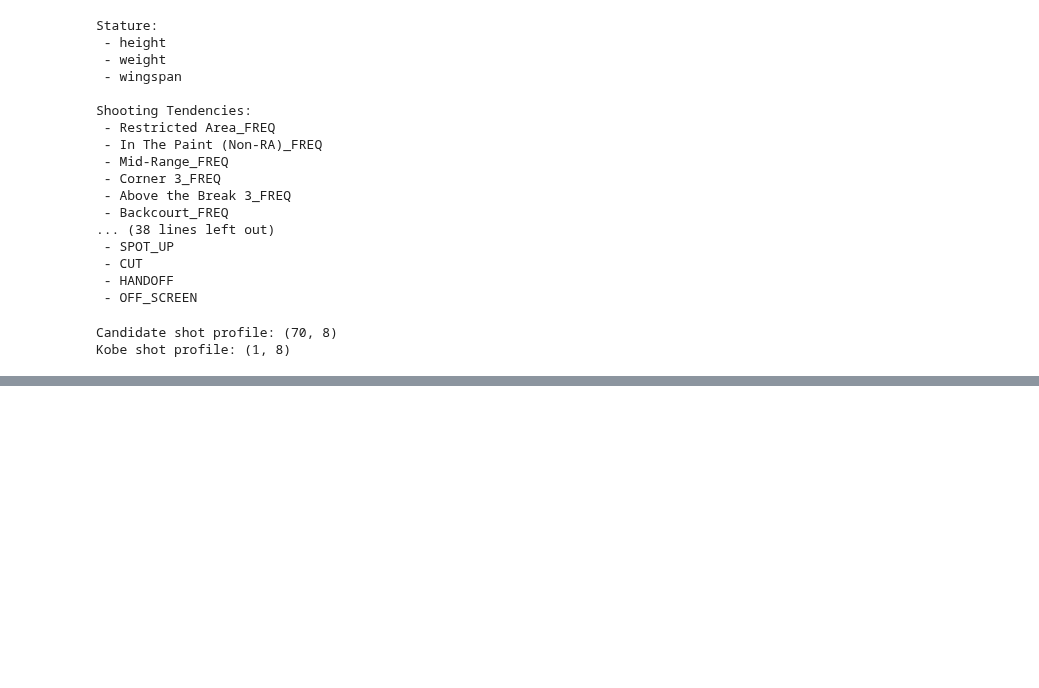
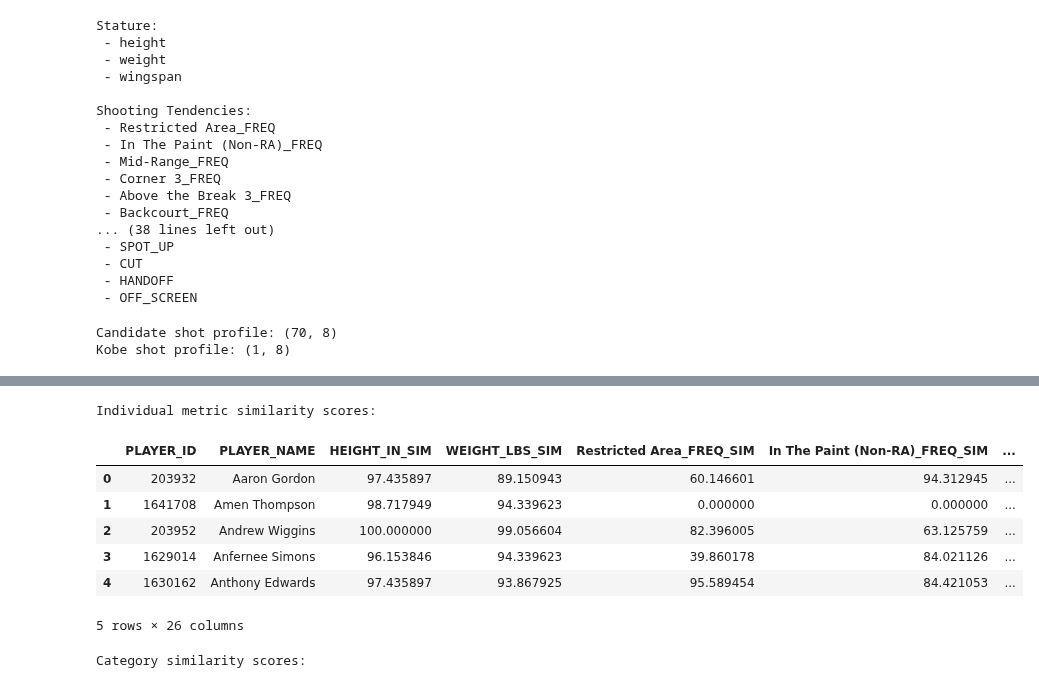
Before and after one commit to bo-aryan/kobe-similarity-analysis, a Jupyter notebook: notebooks/day03_kobe_reference.ipynb, the cells around one changed output, grey strips where cells are left out. Saved outputs shown, nothing was run; the diff lists cells and outputs as text; code cells hidden in the pictures; blank space fills up the shorter version.

Commit message:
day 6: complete 10-category similarity model

```diff
--- a/notebooks/day03_kobe_reference.ipynb
+++ b/notebooks/day03_kobe_reference.ipynb
@@ -1754,0 +1995,78 @@ Kobe shot profile: (1, 8)
+# %%
+def percentage_similarity(reference, candidate):
+    if pd.isna(reference) or pd.isna(candidate):
+        return np.nan
+
+    if np.isclose(reference, 0):
+        return 100.0 if np.isclose(candidate, 0) else 0.0
+
+    difference = abs(candidate - reference)
+
+    percentage_difference = difference / abs(reference)
+
+    return max(0.0, 100 * (1 - percentage_difference))
+
+
+# Store the similarity score for each individual metric
+metric_similarity = candidate_data[
+    ["PLAYER_ID", "PLAYER_NAME"]
+].copy()
+
+# Store the average similarity score for each category
+category_similarity = candidate_data[
+    ["PLAYER_ID", "PLAYER_NAME"]
+].copy()
+
+for category, metrics in category_metrics.items():
+
+    available_metrics = [
+        metric for metric in metrics
+        if metric in candidate_data.columns
+        and metric in kobe_reference_values
+    ]
+
+    # Leave categories without reliable data unscored
+    if not available_metrics:
+        category_similarity[f"{category}_SIM"] = np.nan
+        continue
+
+    for metric in available_metrics:
+        similarity_column = f"{metric}_SIM"
+
+        if similarity_column not in metric_similarity.columns:
+            reference = kobe_reference_values[metric]
+
+            metric_similarity[similarity_column] = (
+                candidate_data[metric].apply(
+                    lambda value: percentage_similarity(
+                        reference,
+                        value
+                    )
+                )
+            )
+
+    # Average the metric scores within this category
+    similarity_columns = [
+        f"{metric}_SIM"
+        for metric in available_metrics
+    ]
+
+    category_similarity[f"{category}_SIM"] = (
+        metric_similarity[similarity_columns].mean(axis=1)
+    )
+
+print("Individual metric similarity scores:")
+display(metric_similarity.head())
+
+print("Category similarity scores:")
+display(category_similarity.head())
+# %% [output]
+Individual metric similarity scores:
+|  | PLAYER_ID | PLAYER_NAME | HEIGHT_IN_SIM | WEIGHT_LBS_SIM | Restricted Area_FREQ_SIM | In The Paint (Non-RA)_FREQ_SIM | ... |
+| 0 | 203932 | Aaron Gordon | 97.435897 | 89.150943 | 60.146601 | 94.312945 | ... |
+| 1 | 1641708 | Amen Thompson | 98.717949 | 94.339623 | 0.000000 | 0.000000 | ... |
+| 2 | 203952 | Andrew Wiggins | 100.000000 | 99.056604 | 82.396005 | 63.125759 | ... |
+| 3 | 1629014 | Anfernee Simons | 96.153846 | 94.339623 | 39.860178 | 84.021126 | ... |
+| 4 | 1630162 | Anthony Edwards | 97.435897 | 93.867925 | 95.589454 | 84.421053 | ... |
+5 rows × 26 columns
+Category similarity scores:
```
Also changed, not shown: parts of 24 cells of this notebook, 6 other files.
